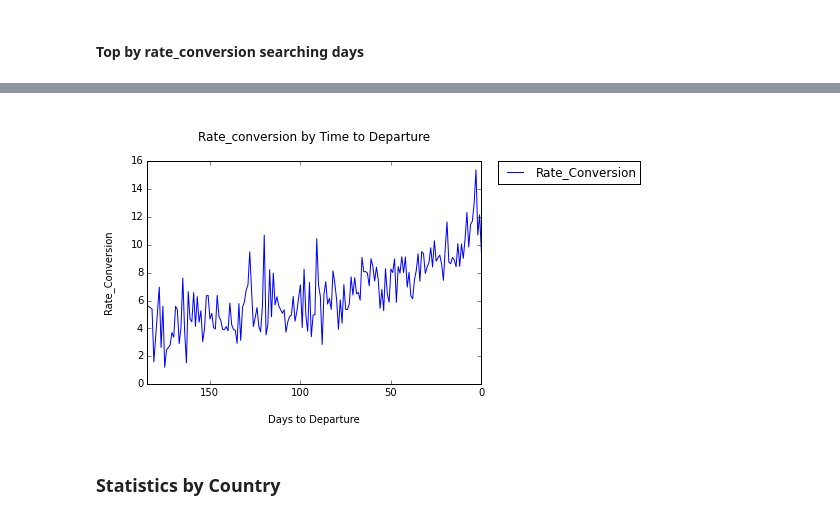
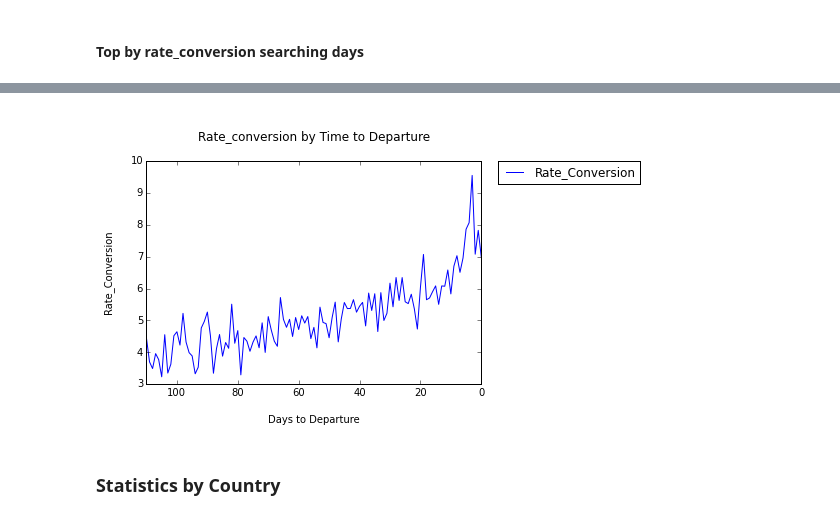
Before and after one commit to arrpak/Master-in-Data-Science-1, a Jupyter notebook: ipynb/Challenge/solution_exercise_4_statistics.ipynb, the cells around one changed output, grey strips where cells are left out. Cells and saved outputs as stored; diff of their text form; code cells hidden in the pictures.

Commit message:
version with nrows

```diff
--- a/ipynb/Challenge/solution_exercise_4_statistics.ipynb
+++ b/ipynb/Challenge/solution_exercise_4_statistics.ipynb
@@ -16,14 +16,15 @@ files_path = "/home/dsc/Repositories/Master-in-Data-Science/Data/"
 ##### Loading and formatting searches file
 # %%
 # Loading searches file
-searches_df = pd.read_csv(files_path+"new_searches.csv",sep='^')
+searches_file = bz2.BZ2File(files_path+"new_searches.csv.bz2")
+searches_df = pd.read_csv(searches_file,sep='^',nrows=2e6, usecols=['Country','Date','Seg1Date','Is_Booked'])
 searches_df = searches_df.dropna(subset=['Seg1Date'])
 
 # Adding column with days between search and departure
-searches_df['BookDate'] = searches_df['Date'].apply(lambda d: pd.Timestamp(pd.to_datetime(d).date()))
-searches_df['DepDate'] = searches_df['Seg1Date'].apply(lambda d: pd.Timestamp(pd.to_datetime(d).date()))
+searches_df['BookDate'] = pd.to_datetime(searches_df['Date'])
+searches_df['DepDate'] = pd.to_datetime(searches_df['Seg1Date'])
 searches_df['DiffDates'] = searches_df.DepDate-searches_df.BookDate
-searches_df['DaysToDep'] = searches_df['DiffDates'].apply(lambda d: (d/np.timedelta64(1, 'D')).astype(int))
+searches_df['DaysToDep'] = (pd.to_timedelta(searches_df['DiffDates'])/np.timedelta64(1, 'D')).astype(int)
 # %% [markdown]
 ##### Grouping by period search/departure
 # %%
@@ -37,6 +38,6 @@ result_df.sort('DaysToDep',ascending=False,inplace=True)
 # %% [markdown]
 #### Top searching days
 # %%
-result_df.sort('TotSearched',ascending=False).head(3)
+result_df.sort('TotSearched',ascending=False).head(10)
 # %% [output]
 |  | DaysToDep | Is_Booked | TotSearched | Rate_Conversion |
@@ -55,6 +63,6 @@ plt.show()
 # %% [markdown]
 #### Top searching days with booking
 # %%
-result_df.sort('Is_Booked',ascending=False).head(3)
+result_df.sort('Is_Booked',ascending=False).head(10)
 # %% [output]
 |  | DaysToDep | Is_Booked | TotSearched | Rate_Conversion |
@@ -73,6 +88,6 @@ plt.show()
 # %% [markdown]
 #### Top by rate_conversion searching days
 # %%
-result_df[result_df.TotSearched > 154].sort('Rate_Conversion',ascending=False).head(3)
+result_df[result_df.TotSearched > 5000].sort('Rate_Conversion',ascending=False).head(10)
 # %% [output]
 |  | DaysToDep | Is_Booked | TotSearched | Rate_Conversion |
@@ -82,12 +104,12 @@ result_df[result_df.TotSearched > 154].sort('Rate_Conversion',ascending=False).h
 # %%
-result_df[result_df['TotSearched'] > 154 ]['Rate_Conversion'].plot()
+result_df[result_df['TotSearched'] > 5000 ]['Rate_Conversion'].plot()
 plt.legend(bbox_to_anchor=(1.05,1), loc=2, borderaxespad=0.)
 plt.title("\nRate_conversion by Time to Departure\n")
 plt.xlabel("\nDays to Departure")
 plt.ylabel("Rate_Conversion\n")
 plt.show()
 # %% [output]
-[figure, old version]
+[figure, new version]
 # %% [markdown]
 ### Statistics by Country
 # %%
```
Also changed, not shown: parts of 11 cells of this notebook, 2 other files.
